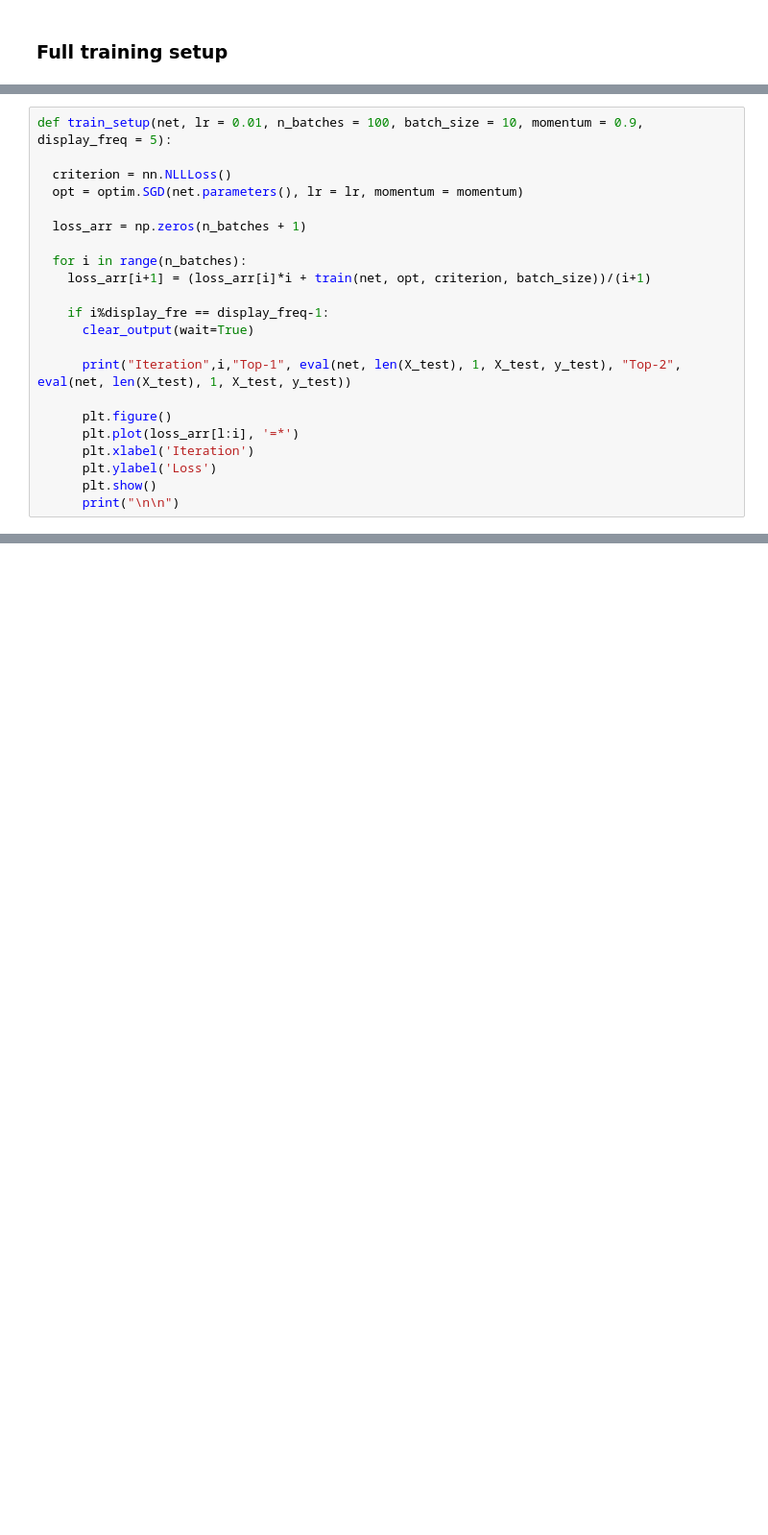
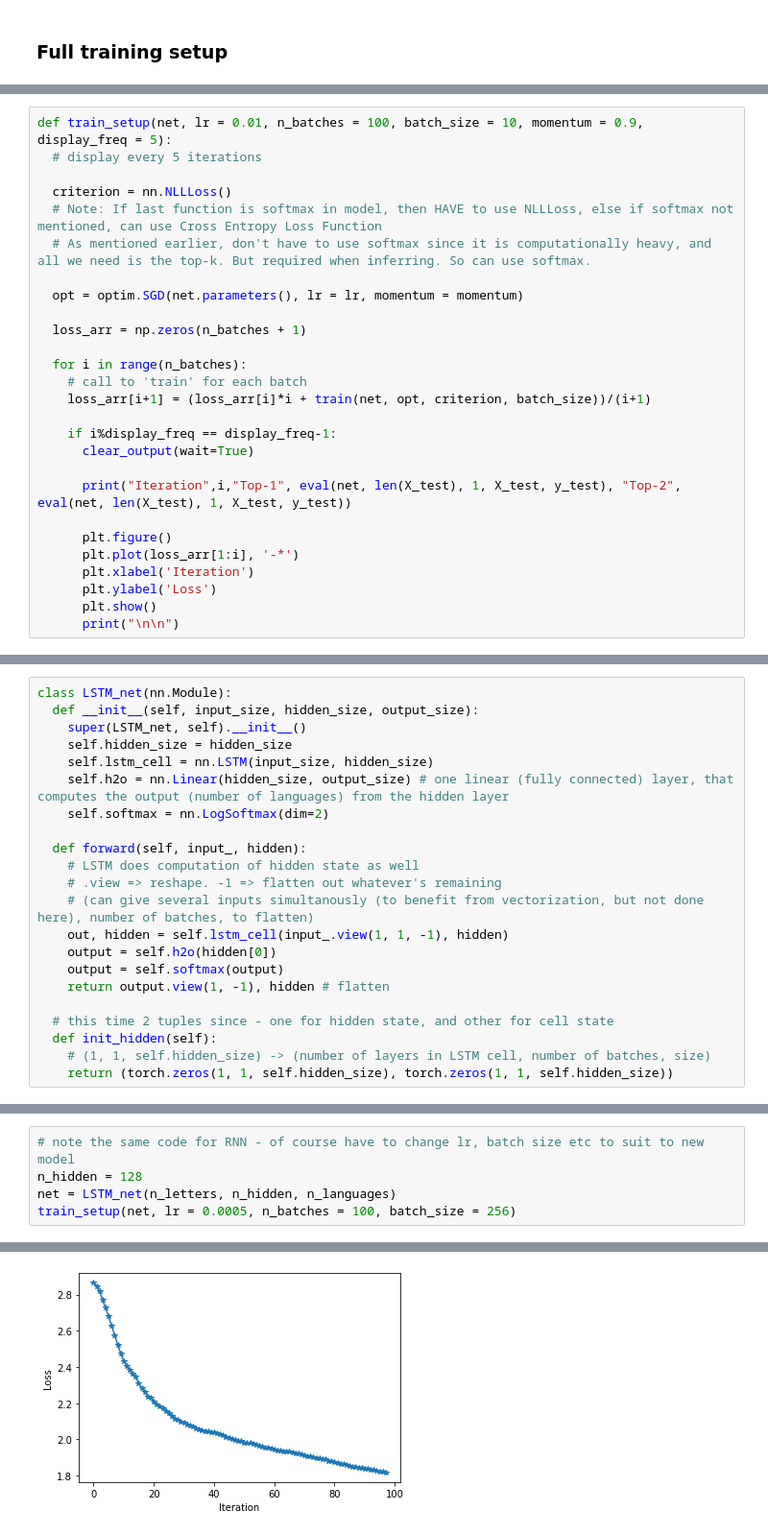
Before and after one commit to sonamkshenoy/EngToHindi-Transliteration-and-LanguageClassific, a Jupyter notebook: RNNs.ipynb, the cells around one changed output, grey strips where cells are left out. Shown at 96% size. Drawn from its saved outputs; the diff is of its cells as text; blank space fills up the shorter version.

Commit message:
Completed RNN, LSTM, GRU

```diff
--- a/RNNs.ipynb
+++ b/RNNs.ipynb
@@ -361,21 +366,26 @@ eval(net, 1000, 1, X_test, y_test)
 # %%
 def train_setup(net, lr = 0.01, n_batches = 100, batch_size = 10, momentum = 0.9, display_freq = 5):
+  # display every 5 iterations
 
   criterion = nn.NLLLoss()
+  # Note: If last function is softmax in model, then HAVE to use NLLLoss, else if softmax not mentioned, can use Cross Entropy Loss Function
+  # As mentioned earlier, don't have to use softmax since it is computationally heavy, and all we need is the top-k. But required when inferring. So can use softmax.
+
   opt = optim.SGD(net.parameters(), lr = lr, momentum = momentum)
 
   loss_arr = np.zeros(n_batches + 1)
 
   for i in range(n_batches):
+    # call to 'train' for each batch
     loss_arr[i+1] = (loss_arr[i]*i + train(net, opt, criterion, batch_size))/(i+1)
 
-    if i%display_fre == display_freq-1:
+    if i%display_freq == display_freq-1:
       clear_output(wait=True)
 
       print("Iteration",i,"Top-1", eval(net, len(X_test), 1, X_test, y_test), "Top-2", eval(net, len(X_test), 1, X_test, y_test))
 
       plt.figure()
-      plt.plot(loss_arr[l:i], '=*')
+      plt.plot(loss_arr[1:i], '-*')
       plt.xlabel('Iteration')
       plt.ylabel('Loss')
       plt.show()
@@ -386,0 +405,22 @@ train_setup(net, lr = 0.0005, n_batches = 100, batch_size = 256)
+# %%
+class LSTM_net(nn.Module):
+  def __init__(self, input_size, hidden_size, output_size):
+    super(LSTM_net, self).__init__()
+    self.hidden_size = hidden_size
+    self.lstm_cell = nn.LSTM(input_size, hidden_size)
+    self.h2o = nn.Linear(hidden_size, output_size) # one linear (fully connected) layer, that computes the output (number of languages) from the hidden layer
+    self.softmax = nn.LogSoftmax(dim=2)
+
+  def forward(self, input_, hidden):
+    # LSTM does computation of hidden state as well
+    # .view => reshape. -1 => flatten out whatever's remaining
+    # (can give several inputs simultanously (to benefit from vectorization, but not done here), number of batches, to flatten)
+    out, hidden = self.lstm_cell(input_.view(1, 1, -1), hidden)
+    output = self.h2o(hidden[0])
+    output = self.softmax(output)
+    return output.view(1, -1), hidden # flatten
+
+  # this time 2 tuples since - one for hidden state, and other for cell state
+  def init_hidden(self):
+    # (1, 1, self.hidden_size) -> (number of layers in LSTM cell, number of batches, size)
+    return (torch.zeros(1, 1, self.hidden_size), torch.zeros(1, 1, self.hidden_size))
@@ -386,0 +432,6 @@ train_setup(net, lr = 0.0005, n_batches = 100, batch_size = 256)
+# %%
+# note the same code for RNN - of course have to change lr, batch size etc to suit to new model
+n_hidden = 128
+net = LSTM_net(n_letters, n_hidden, n_languages)
+train_setup(net, lr = 0.0005, n_batches = 100, batch_size = 256)
+# %% [output]
@@ -386,0 +439 @@ train_setup(net, lr = 0.0005, n_batches = 100, batch_size = 256)
+[figure, added]
```
Also changed, not shown: parts of 18 cells of this notebook.
